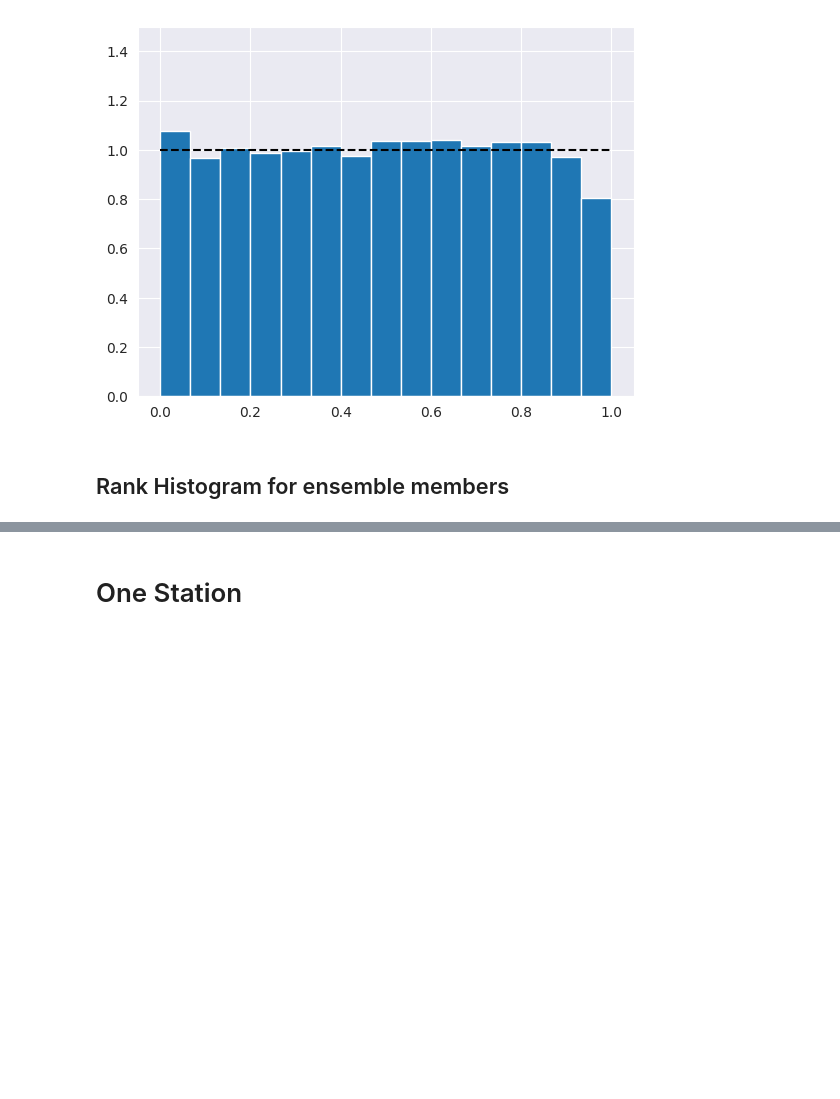
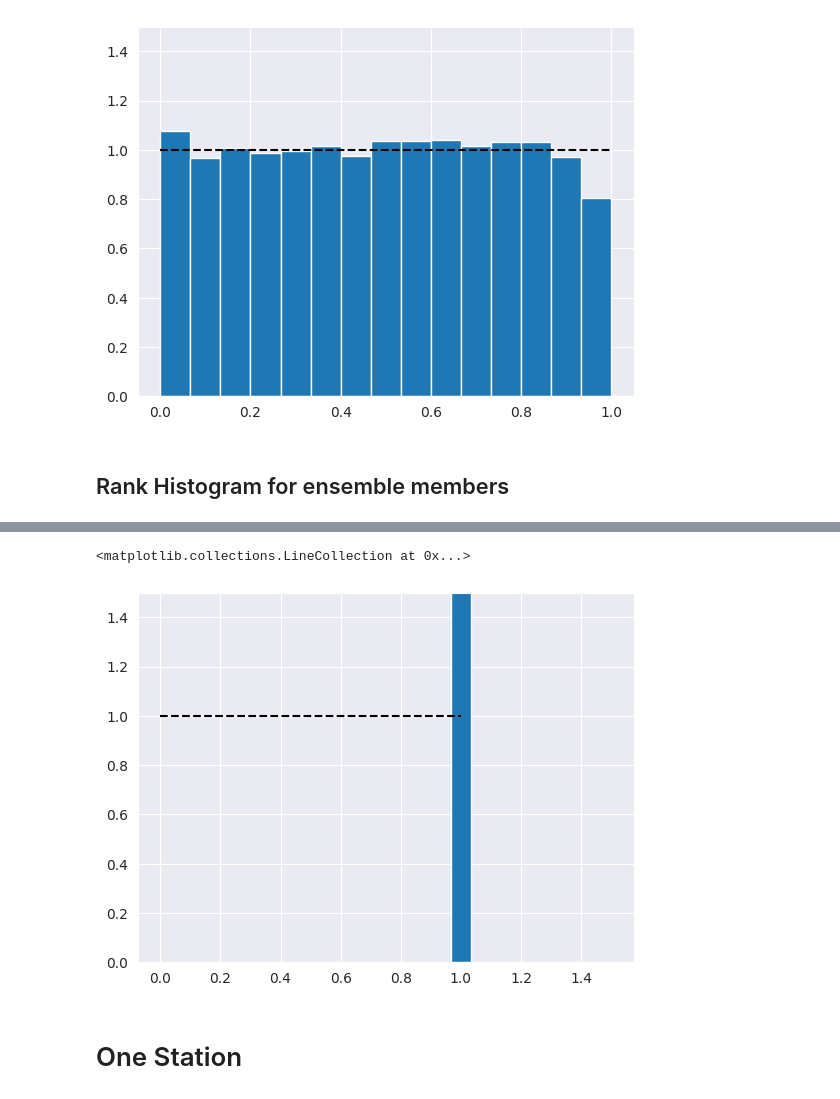
Before and after one commit to leachen01/gnnpp, a Jupyter notebook: exploration/drn_run.ipynb, the cells around one changed output, grey strips where cells are left out. Drawn from its saved outputs; the diff is of its cells as text; code cells hidden in the pictures; blank space fills up the shorter version.

Commit message:
creating graphs using pyg

```diff
--- a/exploration/drn_run.ipynb
+++ b/exploration/drn_run.ipynb
@@ -1087,0 +1130,28 @@ plt.hlines(xmin=0,xmax=1, y=1, colors="black", linestyles="--")
+# %%
+if DATASET == "f":
+    y = test_f[1]["t2m"].to_numpy()
+    print(y)
+    print(y.shape)
+    mu = test_f[0]["t2m_mean"].to_numpy()
+    print(mu)
+    print(mu.shape)
+    sigma = test_f[0]["t2m_std"].to_numpy()
+    print(sigma)
+    print(sigma.shape)
+
+if DATASET == "rf":
+    y = test_rf[1]["t2m"].to_numpy()
+    print(y)
+    print(y.shape)
+    mu = test_rf[0]["t2m_mean"].to_numpy()
+    print(mu)
+    print(mu.shape)
+    sigma = test_rf[0]["t2m_std"].to_numpy()
+    print(sigma)
+    print(sigma.shape)
+
+normalCRPS = NormalCRPS()
+
+err = normalCRPS.crps(mu_sigma=torch.tensor(predictions[["mu", "sigma"]].to_numpy()),
+                      y=torch.tensor(predictions["t2m"].to_numpy())).item()
+err
@@ -1088,3 +1167,19 @@ plt.hlines(xmin=0,xmax=1, y=1, colors="black", linestyles="--")
+# %%
+# PIT for 120h
+probs = norm.cdf(y.flatten(), loc=mu.flatten(), scale=sigma.flatten())  # scale is standard deviation
+n, bins, patches = plt.hist(probs, bins=15, density=True)
+
+bin_centers = 0.5 * (bins[:-1] + bins[1:])
+
+# scale values to interval [0,1]
+col = bin_centers - min(bin_centers)
+col /= (max(col))
+
+plt.ylim(0, 1.5)  # Layout
+plt.hlines(xmin=0, xmax=1, y=1, colors="black", linestyles="--")
+# %% [output]
+<matplotlib.collections.LineCollection at 0x...>
+[figure, added]
 # %% [markdown]
 # One Station
 # %%
```
Also changed, not shown: parts of 2 cells of this notebook, 3 other files.
